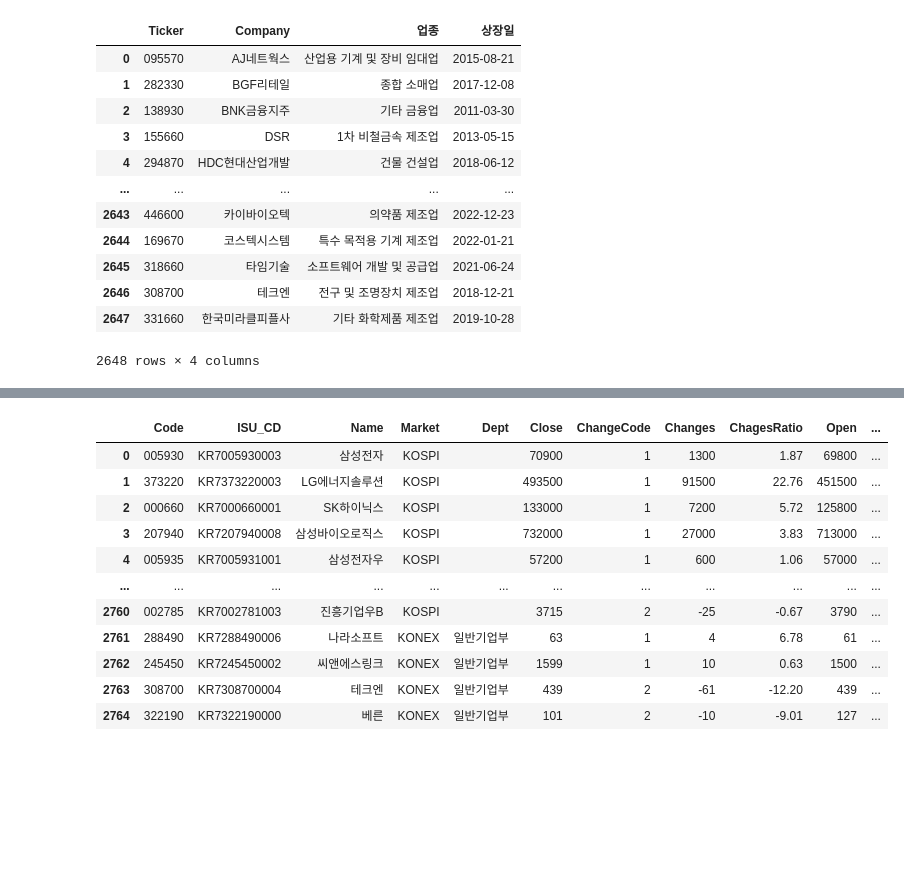
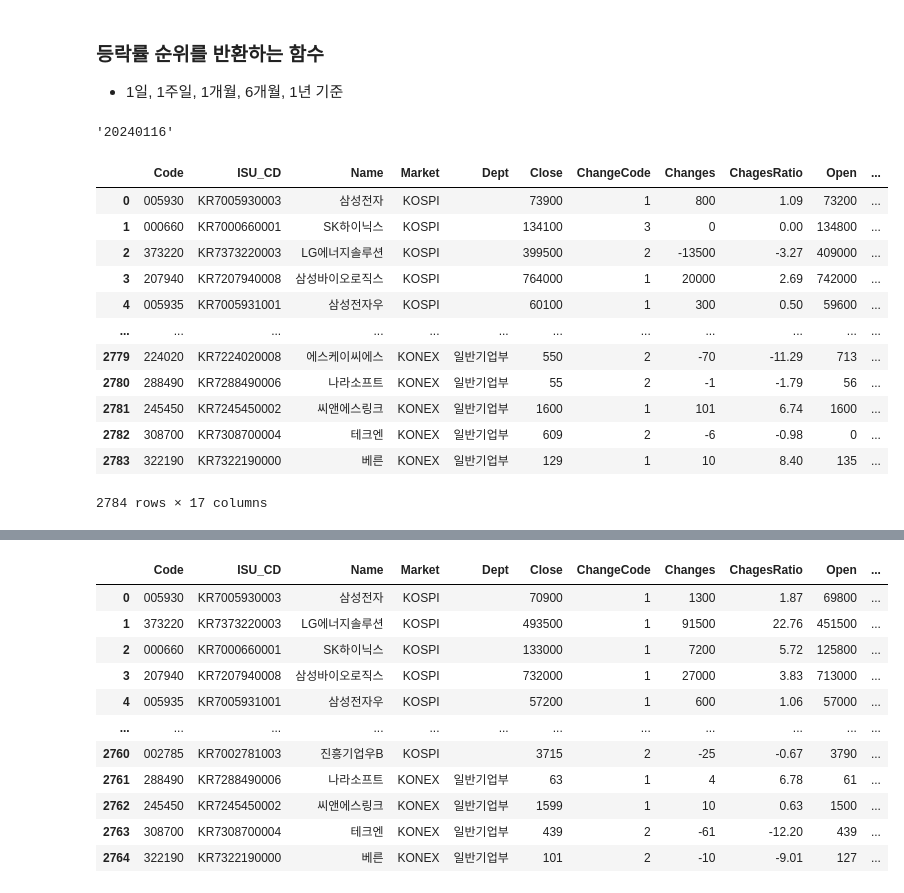
Before and after one commit to epzlfnql/Automated-Trading-Systems, a Jupyter notebook: stock_selection/load_stock.ipynb, the cells around one changed output, grey strips where cells are left out. Cells and saved outputs as stored; diff of their text form; code cells hidden in the pictures; blank space fills up the shorter version.

```diff
--- a/stock_selection/load_stock.ipynb
+++ b/stock_selection/load_stock.ipynb
@@ -12,16 +13,26 @@ krx['Ticker'] = krx['Ticker'].apply(lambda x: str(x).zfill(6))
-# %%
-krx
-# %% [output]
-|  | Ticker | Company | 업종 | 상장일 |
-| 0 | 095570 | AJ네트웍스 | 산업용 기계 및 장비 임대업 | 2015-08-21 |
-| 1 | 282330 | BGF리테일 | 종합 소매업 | 2017-12-08 |
-| 2 | 138930 | BNK금융지주 | 기타 금융업 | 2011-03-30 |
-| 3 | 155660 | DSR | 1차 비철금속 제조업 | 2013-05-15 |
-| 4 | 294870 | HDC현대산업개발 | 건물 건설업 | 2018-06-12 |
-| ... | ... | ... | ... | ... |
-| 2643 | 446600 | 카이바이오텍 | 의약품 제조업 | 2022-12-23 |
-| 2644 | 169670 | 코스텍시스템 | 특수 목적용 기계 제조업 | 2022-01-21 |
-| 2645 | 318660 | 타임기술 | 소프트웨어 개발 및 공급업 | 2021-06-24 |
-| 2646 | 308700 | 테크엔 | 전구 및 조명장치 제조업 | 2018-12-21 |
-| 2647 | 331660 | 한국미라클피플사 | 기타 화학제품 제조업 | 2019-10-28 |
-2648 rows × 4 columns
+# %% [markdown]
+### 등락률 순위를 반환하는 함수
+- 1일, 1주일, 1개월, 6개월, 1년 기준
+# %%
+today = datetime.today().strftime("%Y%m%d")
+
+today
+# %% [output]
+'20240116'
+# %%
+stocks = fdr.StockListing('KRX')
+stocks
+# %% [output]
+|  | Code | ISU_CD | Name | Market | Dept | Close | ChangeCode | Changes | ChagesRatio | Open | ... |
+| 0 | 005930 | KR7005930003 | 삼성전자 | KOSPI |  | 73900 | 1 | 800 | 1.09 | 73200 | ... |
+| 1 | 000660 | KR7000660001 | SK하이닉스 | KOSPI |  | 134100 | 3 | 0 | 0.00 | 134800 | ... |
+| 2 | 373220 | KR7373220003 | LG에너지솔루션 | KOSPI |  | 399500 | 2 | -13500 | -3.27 | 409000 | ... |
+| 3 | 207940 | KR7207940008 | 삼성바이오로직스 | KOSPI |  | 764000 | 1 | 20000 | 2.69 | 742000 | ... |
+| 4 | 005935 | KR7005931001 | 삼성전자우 | KOSPI |  | 60100 | 1 | 300 | 0.50 | 59600 | ... |
+| ... | ... | ... | ... | ... | ... | ... | ... | ... | ... | ... | ... |
+| 2779 | 224020 | KR7224020008 | 에스케이씨에스 | KONEX | 일반기업부 | 550 | 2 | -70 | -11.29 | 713 | ... |
+| 2780 | 288490 | KR7288490006 | 나라소프트 | KONEX | 일반기업부 | 55 | 2 | -1 | -1.79 | 56 | ... |
+| 2781 | 245450 | KR7245450002 | 씨앤에스링크 | KONEX | 일반기업부 | 1600 | 1 | 101 | 6.74 | 1600 | ... |
+| 2782 | 308700 | KR7308700004 | 테크엔 | KONEX | 일반기업부 | 609 | 2 | -6 | -0.98 | 0 | ... |
+| 2783 | 322190 | KR7322190000 | 베른 | KONEX | 일반기업부 | 129 | 1 | 10 | 8.40 | 135 | ... |
+2784 rows × 17 columns
```
Also changed, not shown: parts of 4 cells of this notebook.
